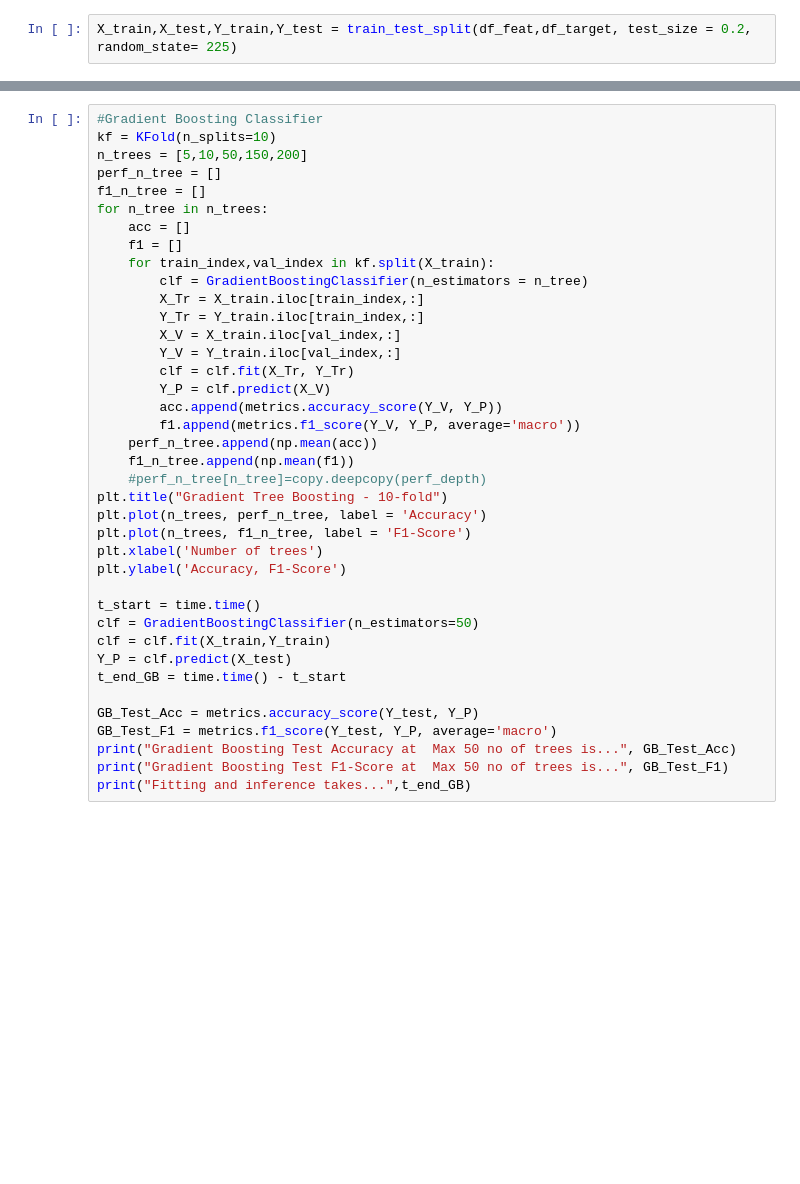
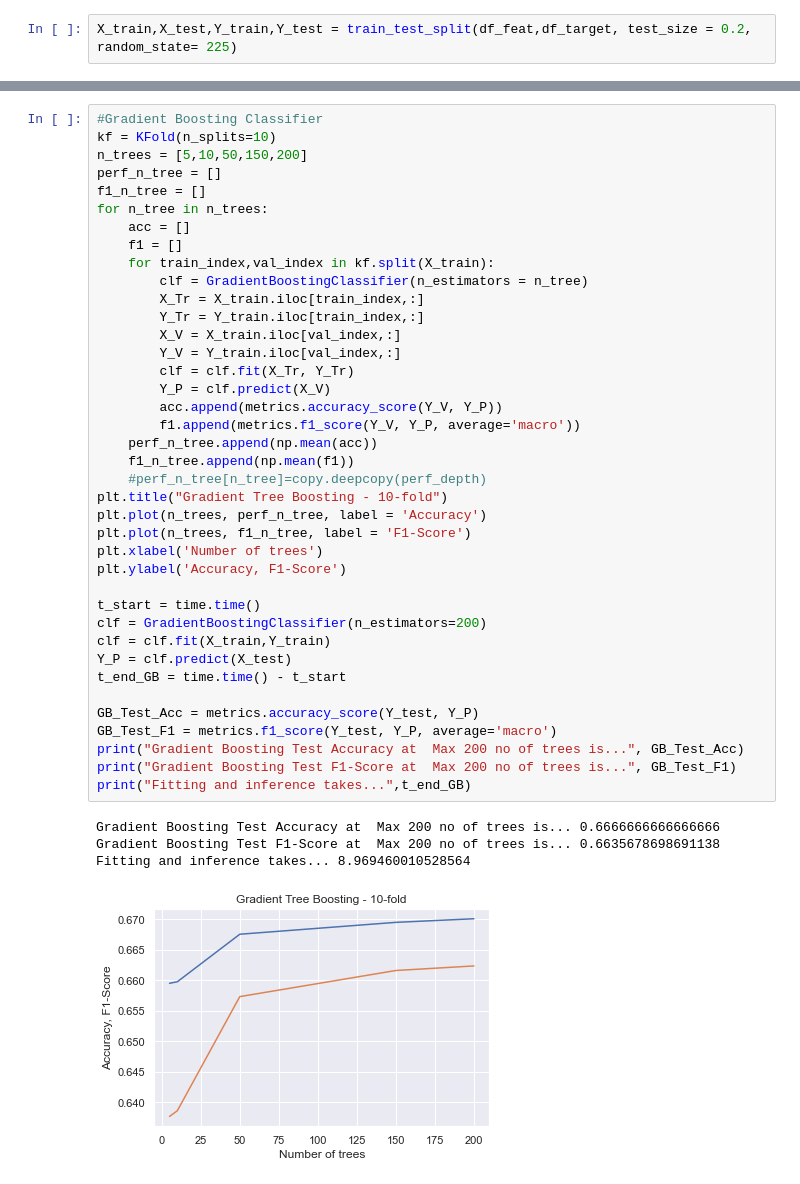
Before and after one commit to sangar-si/ECE657A, a Jupyter notebook: Assignment 2/CM3.ipynb, the cells around one changed output, grey strips where cells are left out. Cells and saved outputs as stored; diff of their text form; blank space fills up the shorter version.

```diff
--- a/Assignment 2/CM3.ipynb
+++ b/Assignment 2/CM3.ipynb
@@ -385,33 +388,38 @@ f1_n_tree = []
 for n_tree in n_trees:
     acc = []
     f1 = []
     for train_index,val_index in kf.split(X_train):
         clf = GradientBoostingClassifier(n_estimators = n_tree)
         X_Tr = X_train.iloc[train_index,:]
         Y_Tr = Y_train.iloc[train_index,:]
         X_V = X_train.iloc[val_index,:]
         Y_V = Y_train.iloc[val_index,:]
         clf = clf.fit(X_Tr, Y_Tr)
         Y_P = clf.predict(X_V)
         acc.append(metrics.accuracy_score(Y_V, Y_P))
         f1.append(metrics.f1_score(Y_V, Y_P, average='macro'))
     perf_n_tree.append(np.mean(acc))
     f1_n_tree.append(np.mean(f1))
     #perf_n_tree[n_tree]=copy.deepcopy(perf_depth)
 plt.title("Gradient Tree Boosting - 10-fold")
 plt.plot(n_trees, perf_n_tree, label = 'Accuracy')
 plt.plot(n_trees, f1_n_tree, label = 'F1-Score')
 plt.xlabel('Number of trees')
 plt.ylabel('Accuracy, F1-Score')
 
 t_start = time.time()
-clf = GradientBoostingClassifier(n_estimators=50)
+clf = GradientBoostingClassifier(n_estimators=200)
 clf = clf.fit(X_train,Y_train)
 Y_P = clf.predict(X_test)
 t_end_GB = time.time() - t_start
 
 GB_Test_Acc = metrics.accuracy_score(Y_test, Y_P)
 GB_Test_F1 = metrics.f1_score(Y_test, Y_P, average='macro')
-print("Gradient Boosting Test Accuracy at  Max 50 no of trees is...", GB_Test_Acc)
-print("Gradient Boosting Test F1-Score at  Max 50 no of trees is...", GB_Test_F1)
+print("Gradient Boosting Test Accuracy at  Max 200 no of trees is...", GB_Test_Acc)
+print("Gradient Boosting Test F1-Score at  Max 200 no of trees is...", GB_Test_F1)
 print("Fitting and inference takes...",t_end_GB)
+# %% [output]
+Gradient Boosting Test Accuracy at  Max 200 no of trees is... 0.6666666666666666
+Gradient Boosting Test F1-Score at  Max 200 no of trees is... 0.6635678698691138
+Fitting and inference takes... 8.969460010528564
+[figure, added]
```
Also changed, not shown: parts of 4 cells of this notebook, 4 other files.
